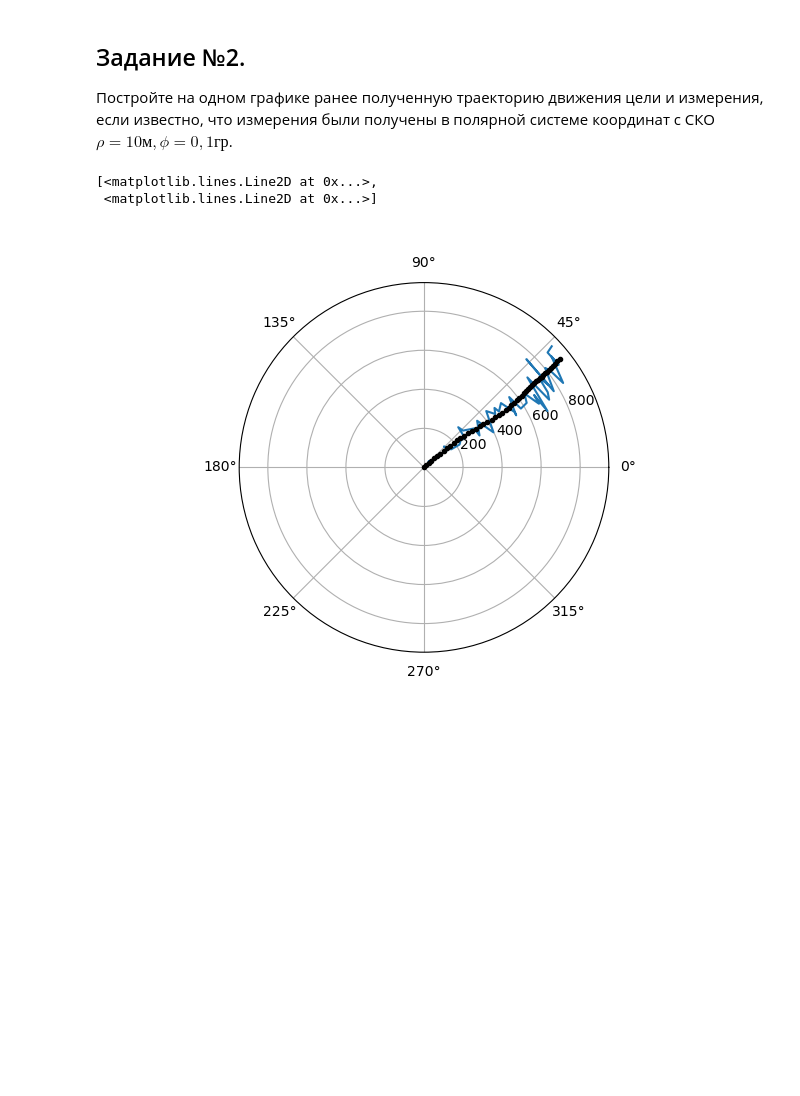
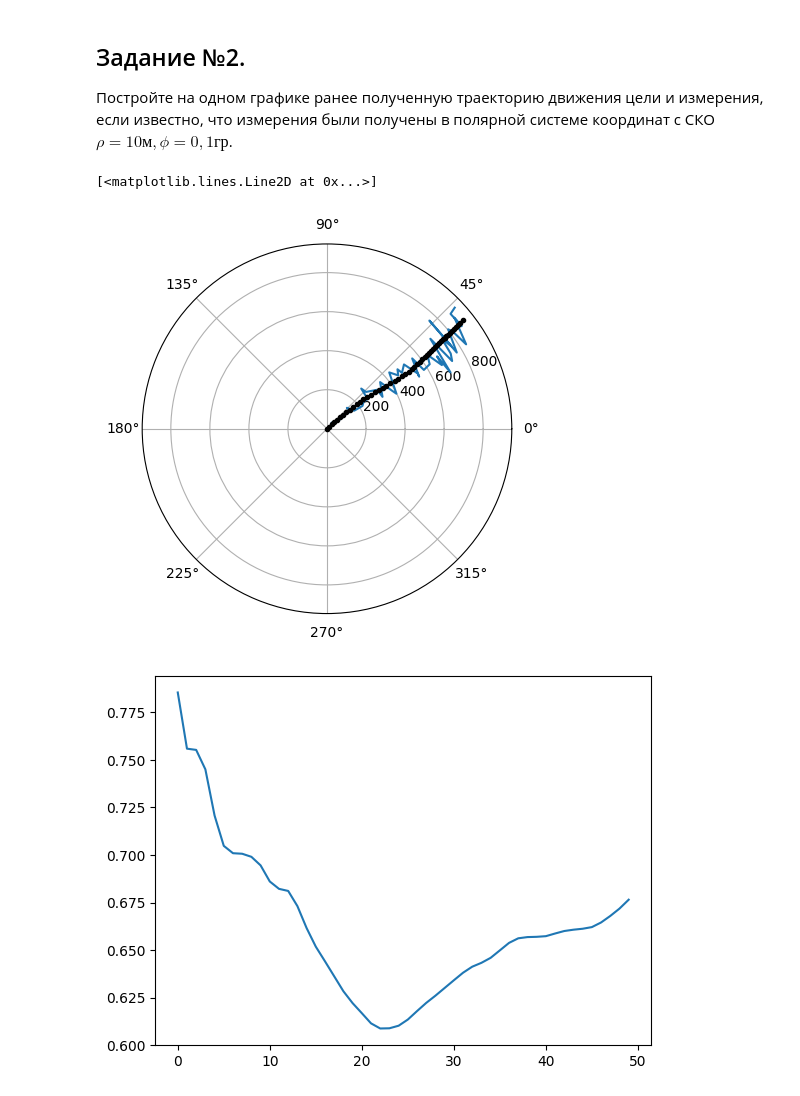
Before and after one commit to DmitryArtWorks/MTOS, a Jupyter notebook: sem01_generate_trajectory.ipynb, the cells around one changed output. Drawn from its saved outputs; the diff is of its cells as text; code cells hidden in the pictures; blank space fills up the shorter version.

```diff
--- a/sem01_generate_trajectory.ipynb
+++ b/sem01_generate_trajectory.ipynb
@@ -218,33 +218,36 @@ XPolar= np.array(   [[1.0],     # X
                      [1.0],     # y
                      [10.0]])   # Vy
 process_noise = 1                   # СКО возмущающего воздействия
 np.random.seed(0)                   # выбор случайной последовательности
 
 X_log = {'time':[0], 'state':[XPolar]}   # сохранение данных для отображения
 for t in time_series:
     ax1 = np.random.normal(0, process_noise, (2, 1))
     XPolar = FPolar@XPolar + GPolar@ax1
     X_log['time'].append(t)
     X_log['state'].append(XPolar)
 
 x  = np.array([X_log['state'][i][0] for i in range(len(X_log['state']))]).squeeze()  # выборка комопненты 'х'  ~ [0] из вектора состояния
 Vx = np.array([X_log['state'][i][1] for i in range(len(X_log['state']))]).squeeze()  # выборка комопненты 'Vx' ~ [1] из вектора состояния
 y  = np.array([X_log['state'][i][2] for i in range(len(X_log['state']))]).squeeze()  # выборка комопненты 'y'  ~ [2] из вектора состояния
 Vy = np.array([X_log['state'][i][3] for i in range(len(X_log['state']))]).squeeze()  # выборка комопненты 'Vy' ~ [3] из вектора состояния
 
 
 sigma_rho = 10  # СКО по дальности
 sigma_phi = 0.1 # СКО по угловой координате
 
 e_rho = np.random.normal(0, sigma_rho, (len(x),))   # формирование массивов ошибок
 e_phi = np.random.normal(0, sigma_phi, (len(y),))   #
 
 rho = np.sqrt(x**2 + y**2) + e_rho  # формула из маркдауна выше
 phi = np.arctan(y/x) + e_phi    # формула из маркдауна выше
 plt.figure()
 plt.polar(phi, rho,
           phi-e_phi, rho-e_rho, '.k')
+
+plt.figure()
+plt.plot(X_log['time'], phi-e_phi)
 # %% [output]
-[<matplotlib.lines.Line2D at 0x...>,
- <matplotlib.lines.Line2D at 0x...>]
+[<matplotlib.lines.Line2D at 0x...>]
-[figure, old version]
+[figure, new version]
+[figure, added]
```
Also changed, not shown: parts of 4 cells of this notebook, 2 other files.
